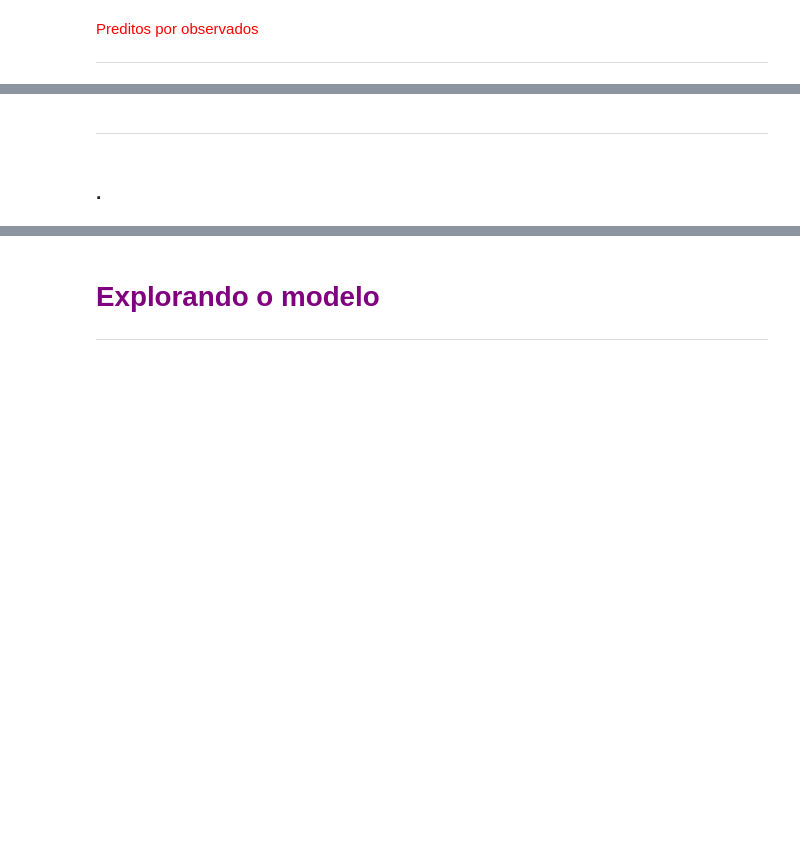
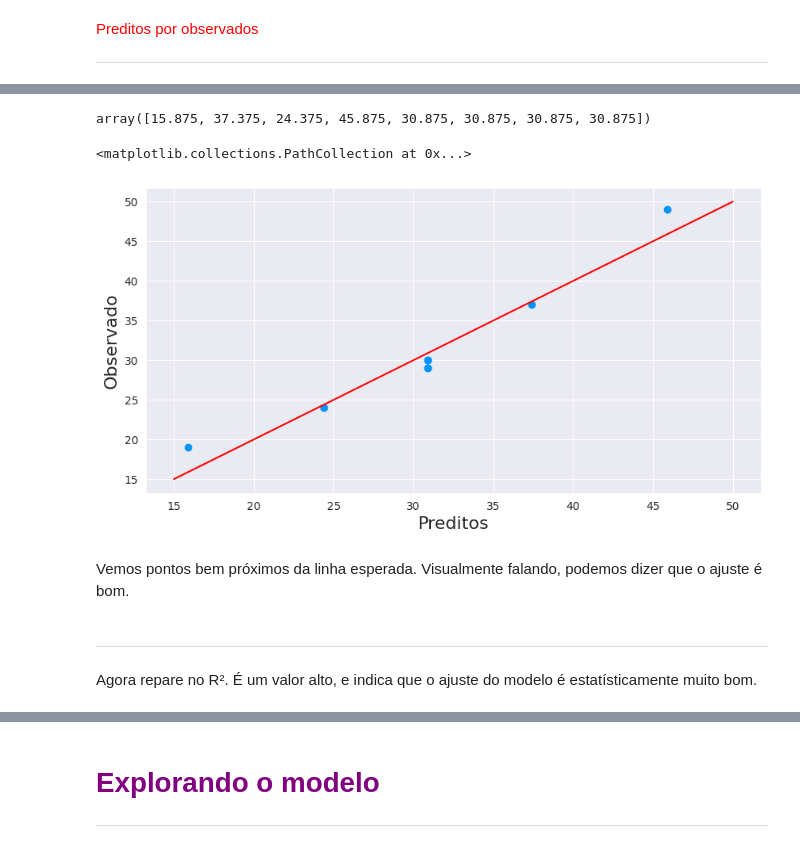
Before and after one commit to fernandowolff/estatistica_python, a Jupyter notebook: analise_de_experimentos/Planejamento_experimentos_aula.ipynb, the cells around one changed output, grey strips where cells are left out. Cells and saved outputs as stored; diff of their text form; code cells hidden in the pictures; blank space fills up the shorter version.

Commit message:
Execução do experimento e análise dos resultados

```diff
--- a/analise_de_experimentos/Planejamento_experimentos_aula.ipynb
+++ b/analise_de_experimentos/Planejamento_experimentos_aula.ipynb
@@ -357,3 +444,7 @@ Conclusão: Para fazermos a análise estatística de significância dos parâmet
 
 
 <hr>
+# %%
+modelo2 = smf.ols(data=experimento, formula='Porcoes ~ Farinha + Chocolate')
+# %%
+modelo2_ajustado = modelo2.fit()
@@ -379,0 +523,2 @@ Conclusão: Para fazermos a análise estatística de significância dos parâmet
+# %%
+observados = experimento['Porcoes']
@@ -379,0 +537,6 @@ Conclusão: Para fazermos a análise estatística de significância dos parâmet
+# %%
+preditos = modelo2_ajustado.predict()
+# %%
+preditos
+# %% [output]
+array([15.875, 37.375, 24.375, 45.875, 30.875, 30.875, 30.875, 30.875])
@@ -380,4 +545,20 @@ Conclusão: Para fazermos a análise estatística de significância dos parâmet
+# %%
+plt.figure(figsize=(10,5))
+plt.xlabel('Preditos', fontsize=16)
+plt.ylabel('Observado', fontsize=16)
+
+#linha guia da situação ideal
+x = np.linspace(start=15, stop=50, num=10)
+y = np.linspace(start=15, stop=50, num=10)
+plt.plot(x, y, 'r')
+
+plt.scatter(preditos, observados)
+# %% [output]
+<matplotlib.collections.PathCollection at 0x...>
+[figure, added]
+# %% [markdown]
+Vemos pontos bem próximos da linha esperada. Visualmente falando, podemos dizer que o ajuste é bom.
 # %% [markdown]
 <hr>
-# %% [markdown]
-### .
+# %% [markdown]
+Agora repare no R². É um valor alto, e indica que o ajuste do modelo é estatísticamente muito bom.
```
Also changed, not shown: parts of 61 cells of this notebook.
